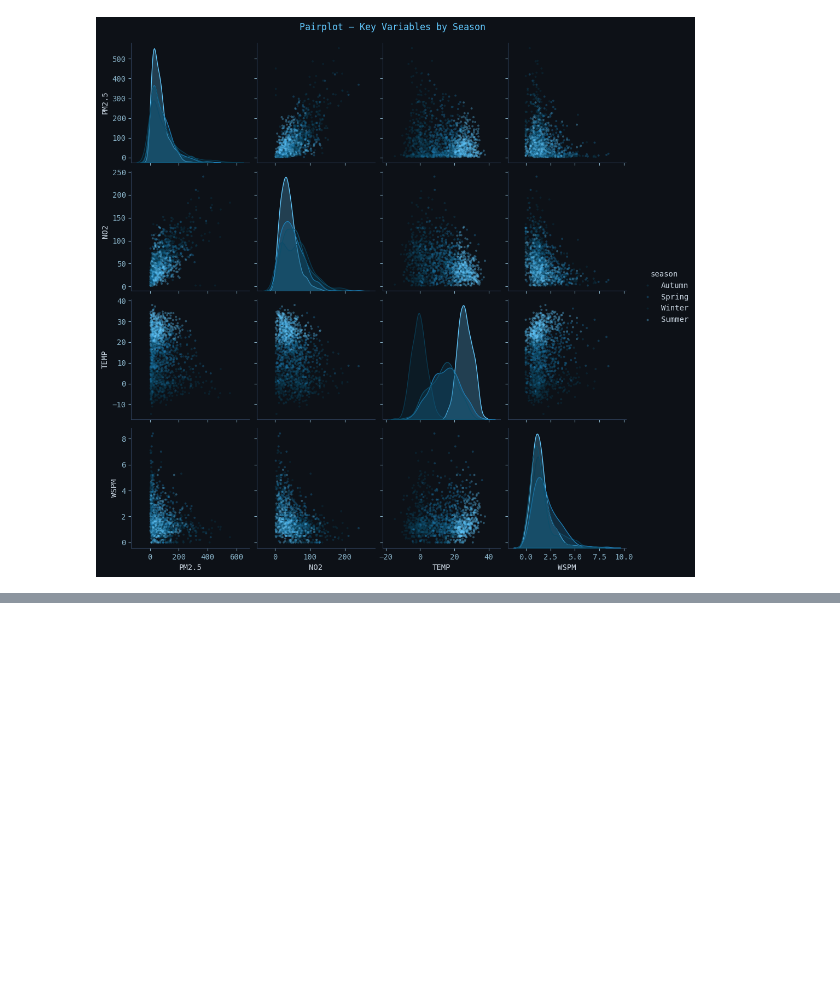
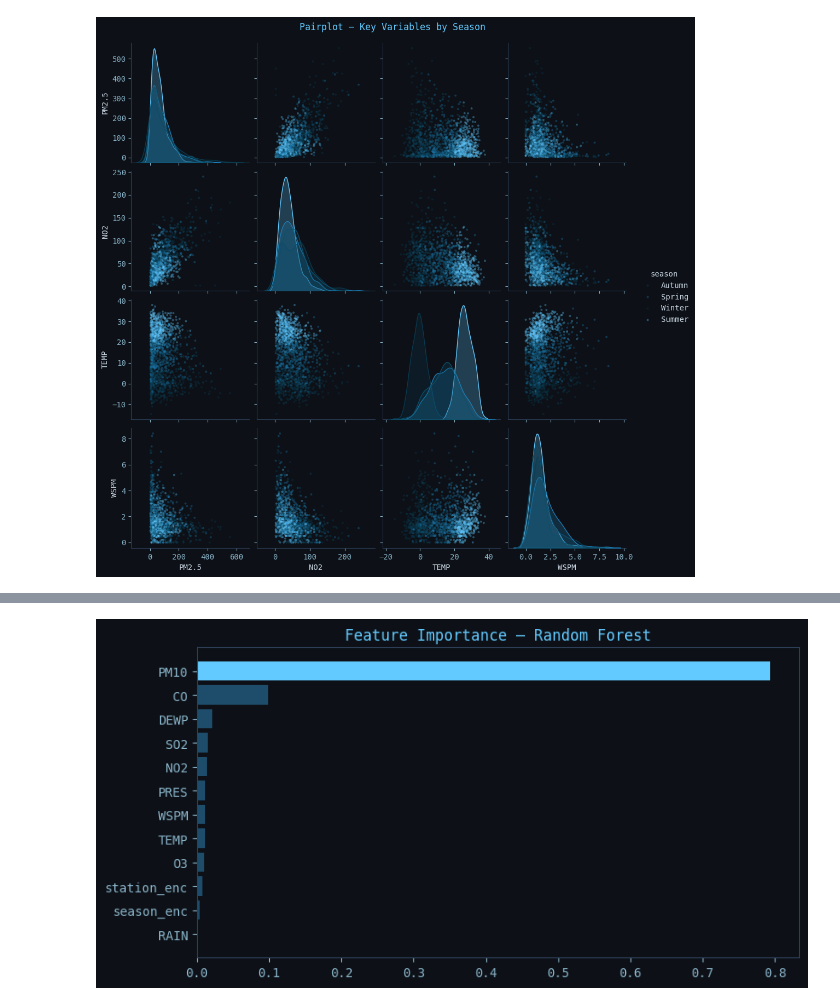
Before and after one commit to Jiyaulhaq1432/Data-Analysis-Air-quality-Analyser-web-app, a Jupyter notebook: Beijing_AQA.ipynb, the cells around one changed output, grey strips where cells are left out. Saved outputs shown, nothing was run; the diff lists cells and outputs as text; code cells hidden in the pictures; blank space fills up the shorter version.

```diff
--- a/Beijing_AQA.ipynb
+++ b/Beijing_AQA.ipynb
@@ -1869,0 +2075,19 @@ plt.show()
+# %%
+# ── Feature importance (best regression model) ───────────────────────────────
+best_rm, _ = reg_fitted[best_rname]
+if hasattr(best_rm, "feature_importances_"):
+    imp    = pd.Series(best_rm.feature_importances_, index=ALL_FEATS).sort_values()
+    colors = [ACCENT if v == imp.max() else "#1e4d6b" for v in imp.values]
+    fig, ax = plt.subplots(figsize=(8, max(4, len(imp) * 0.35)))
+    ax.barh(imp.index, imp.values, color=colors, edgecolor="none")
+    ax.set_title(f"Feature Importance — {best_rname}", color=ACCENT)
+    plt.tight_layout(); plt.show()
+elif hasattr(best_rm, "coef_"):
+    coefs  = np.abs(best_rm.coef_.flatten())
+    imp    = pd.Series(coefs[:len(ALL_FEATS)], index=ALL_FEATS).sort_values()
+    fig, ax = plt.subplots(figsize=(8, max(4, len(imp) * 0.35)))
+    ax.barh(imp.index, imp.values, color=ACCENT, edgecolor="none")
+    ax.set_title(f"Coefficients (abs) — {best_rname}", color=ACCENT)
+    plt.tight_layout(); plt.show()
+# %% [output]
+[figure, added]
```
Also changed, not shown: parts of 13 cells of this notebook.
